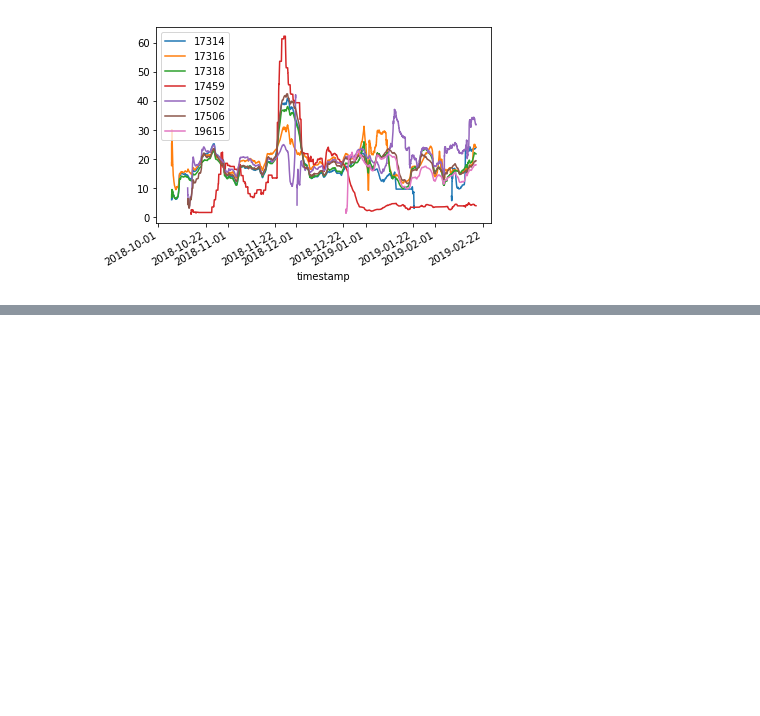
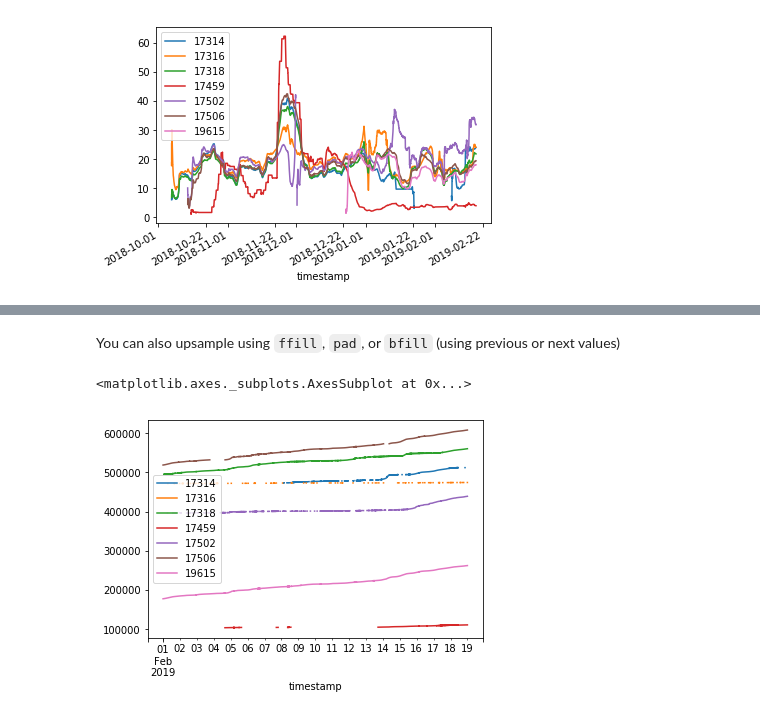
Before and after one commit to NatalieThurlby/pandas_time_series_demo, a Jupyter notebook: time-series-demo.ipynb, the cells around one changed output, grey strips where cells are left out. Cells and saved outputs as stored; diff of their text form; code cells hidden in the pictures; blank space fills up the shorter version.

```diff
--- a/time-series-demo.ipynb
+++ b/time-series-demo.ipynb
@@ -69,0 +89,7 @@ big_df.rolling('10D').mean().plot()
+# %% [markdown]
+You can also upsample using `ffill`, `pad`, or `bfill` (using previous or next values)
+# %%
+cumulative_pollution.loc[pd.Timestamp('2019-02-01'):].resample('30S').ffill().plot() #every 30 seconds
+# %% [output]
+<matplotlib.axes._subplots.AxesSubplot at 0x...>
+[figure, added]
```
Also changed, not shown: parts of 9 cells of this notebook.
